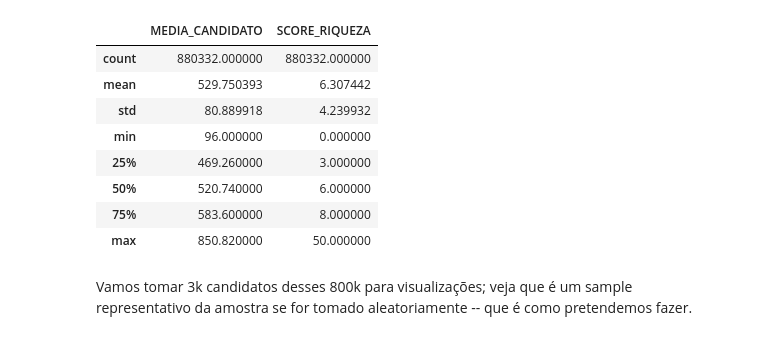
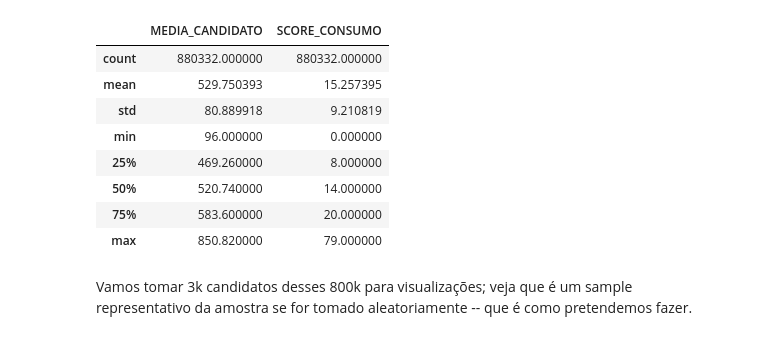
Before and after one commit to intelligent-life-paradox/statistical-modelling-enem, a Jupyter notebook: notebooks/analise_exploratoria.ipynb, the cells around one changed output. Cells and saved outputs as stored; diff of their text form; code cells hidden in the pictures.

```diff
--- a/notebooks/analise_exploratoria.ipynb
+++ b/notebooks/analise_exploratoria.ipynb
@@ -14,8 +14,8 @@ import scipy.stats as stats
 import factor_analyzer
 from plotly.subplots import make_subplots
 # %%
-df= pd.read_csv(r"../dados/microdados_enem_2019/dados_enem_processados.csv")
-df.head()
+df_final= pd.read_csv(r"../dados/microdados_enem_2019/dados_enem_processados_v2.csv.zip")
+df_final.head()
 # %% [output]
 |  | NU_INSCRICAO | TP_FAIXA_ETARIA | TP_SEXO | TP_ESTADO_CIVIL | TP_COR_RACA | TP_NACIONALIDADE | ... |
 | 0 | 190001867757 | 2 | 1 | 1 | 1 | 1 | ... |
@@ -26,0 +26,3 @@ df.head()
+# %%
+df_final.set_index('NU_INSCRICAO', inplace=True)
+df_final.head()
@@ -27,15 +47,15 @@ df.head()
 # %%
-df[['MEDIA_CANDIDATO', 'SCORE_RIQUEZA']].describe()
+df_final[['MEDIA_CANDIDATO', 'SCORE_CONSUMO']].describe()
 # %% [output]
-|  | MEDIA_CANDIDATO | SCORE_RIQUEZA |
+|  | MEDIA_CANDIDATO | SCORE_CONSUMO |
 | count | 880332.000000 | 880332.000000 |
-| mean | 529.750393 | 6.307442 |
-| std | 80.889918 | 4.239932 |
+| mean | 529.750393 | 15.257395 |
+| std | 80.889918 | 9.210819 |
 | min | 96.000000 | 0.000000 |
-| 25% | 469.260000 | 3.000000 |
-| 50% | 520.740000 | 6.000000 |
-| 75% | 583.600000 | 8.000000 |
-| max | 850.820000 | 50.000000 |
+| 25% | 469.260000 | 8.000000 |
+| 50% | 520.740000 | 14.000000 |
+| 75% | 583.600000 | 20.000000 |
+| max | 850.820000 | 79.000000 |
 # %% [markdown]
 Vamos tomar 3k candidatos desses 800k para visualizações; veja que é um sample representativo da amostra se for tomado aleatoriamente -- que é como pretendemos fazer.
 # %%
```
Also changed, not shown: parts of 10 cells of this notebook, 4 other files.
